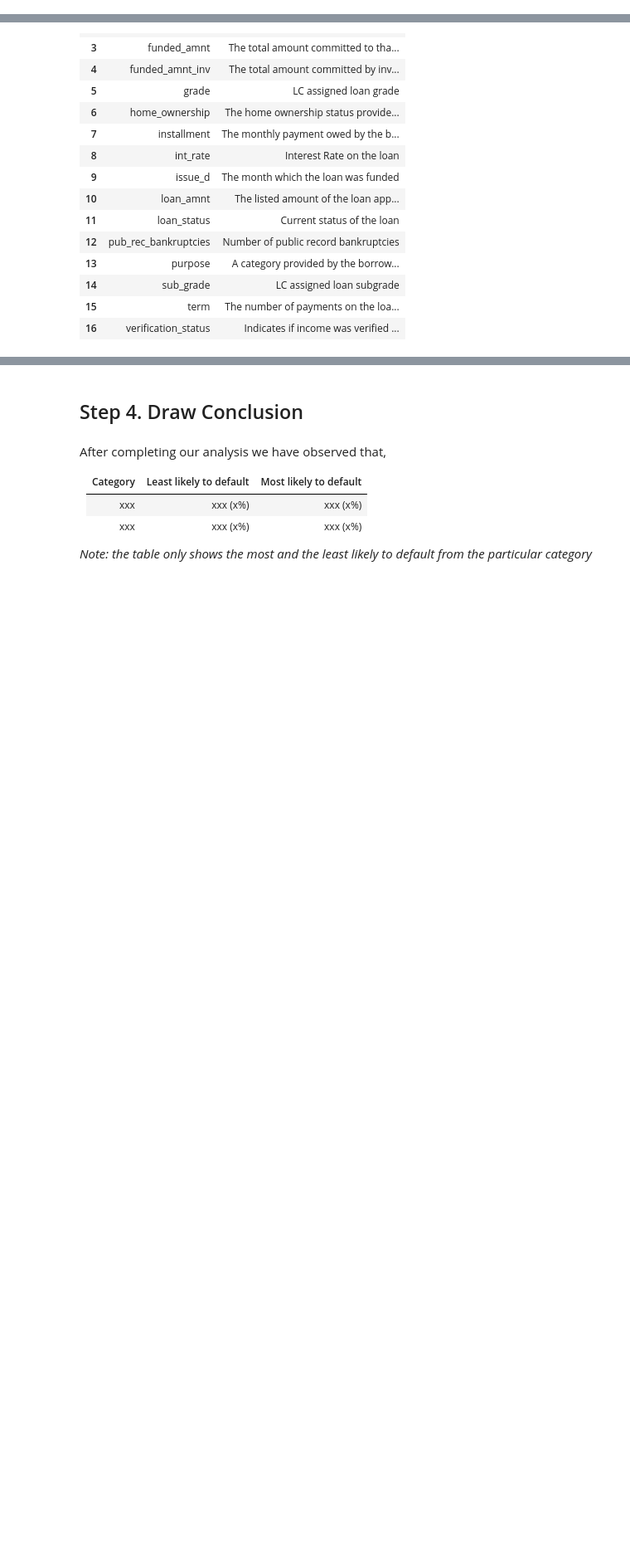
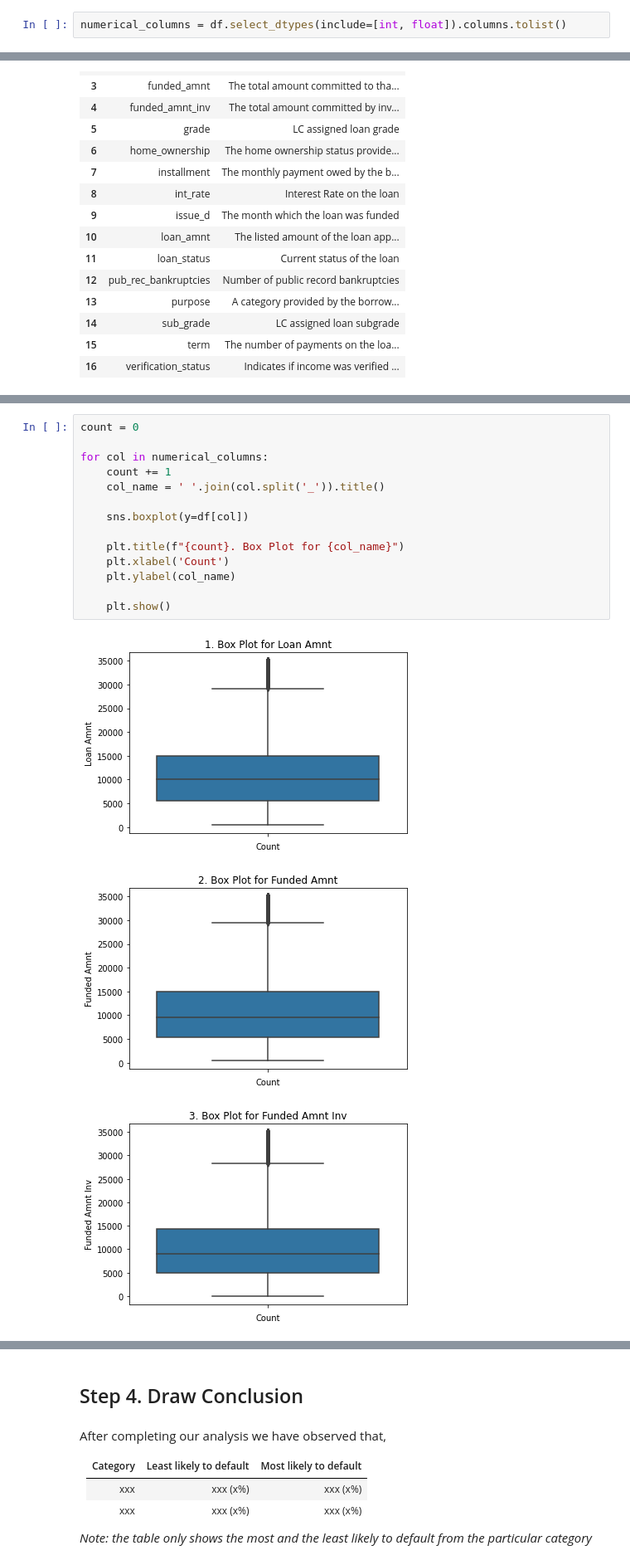
Before and after one commit to rahul-nanwani/lending-club, a Jupyter notebook: Rahul_Nanwani.ipynb, the cells around one changed output, grey strips where cells are left out. Shown: that part at 83% size. Drawn from its saved outputs; the diff is of its cells as text; blank space fills up the shorter version.

```diff
--- a/Rahul_Nanwani.ipynb
+++ b/Rahul_Nanwani.ipynb
@@ -356,3 +411,5 @@ df[categorical_columns] = df[categorical_columns].astype('category')
+# %%
+numerical_columns = df.select_dtypes(include=[int, float]).columns.tolist()
 # %%
 data_dict = data_dict[data_dict['Name'].isin(df.columns)]
 data_dict.reset_index(inplace=True, drop=True)
@@ -381,0 +504,18 @@ data_dict
+# %%
+count = 0
+
+for col in numerical_columns:
+    count += 1
+    col_name = ' '.join(col.split('_')).title()
+
+    sns.boxplot(y=df[col])
+
+    plt.title(f"{count}. Box Plot for {col_name}")
+    plt.xlabel('Count')
+    plt.ylabel(col_name)
+
+    plt.show()
+# %% [output]
+[figure, added]
+[figure, added]
+[figure, added]
```
Also changed, not shown: parts of 43 cells of this notebook.
